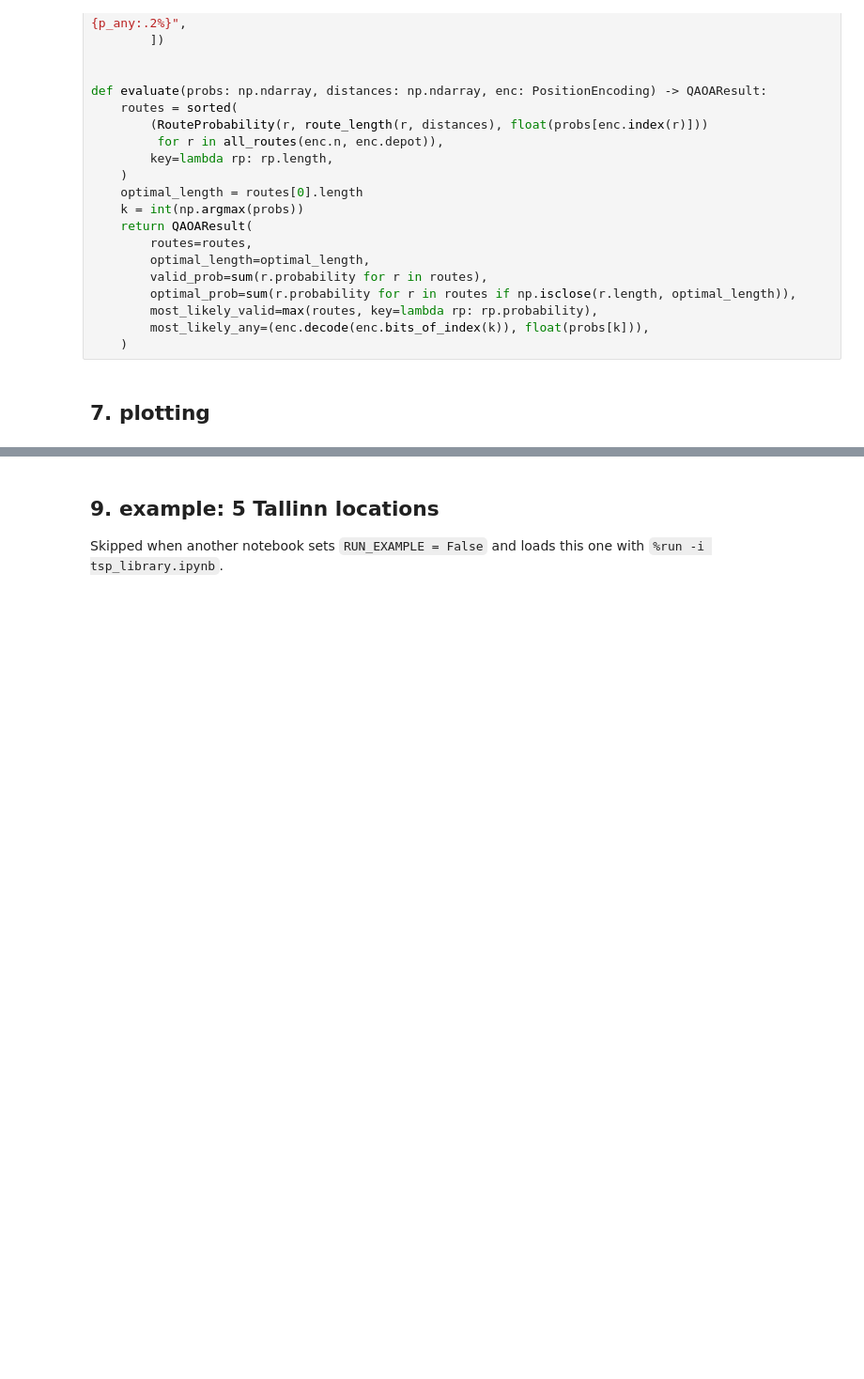
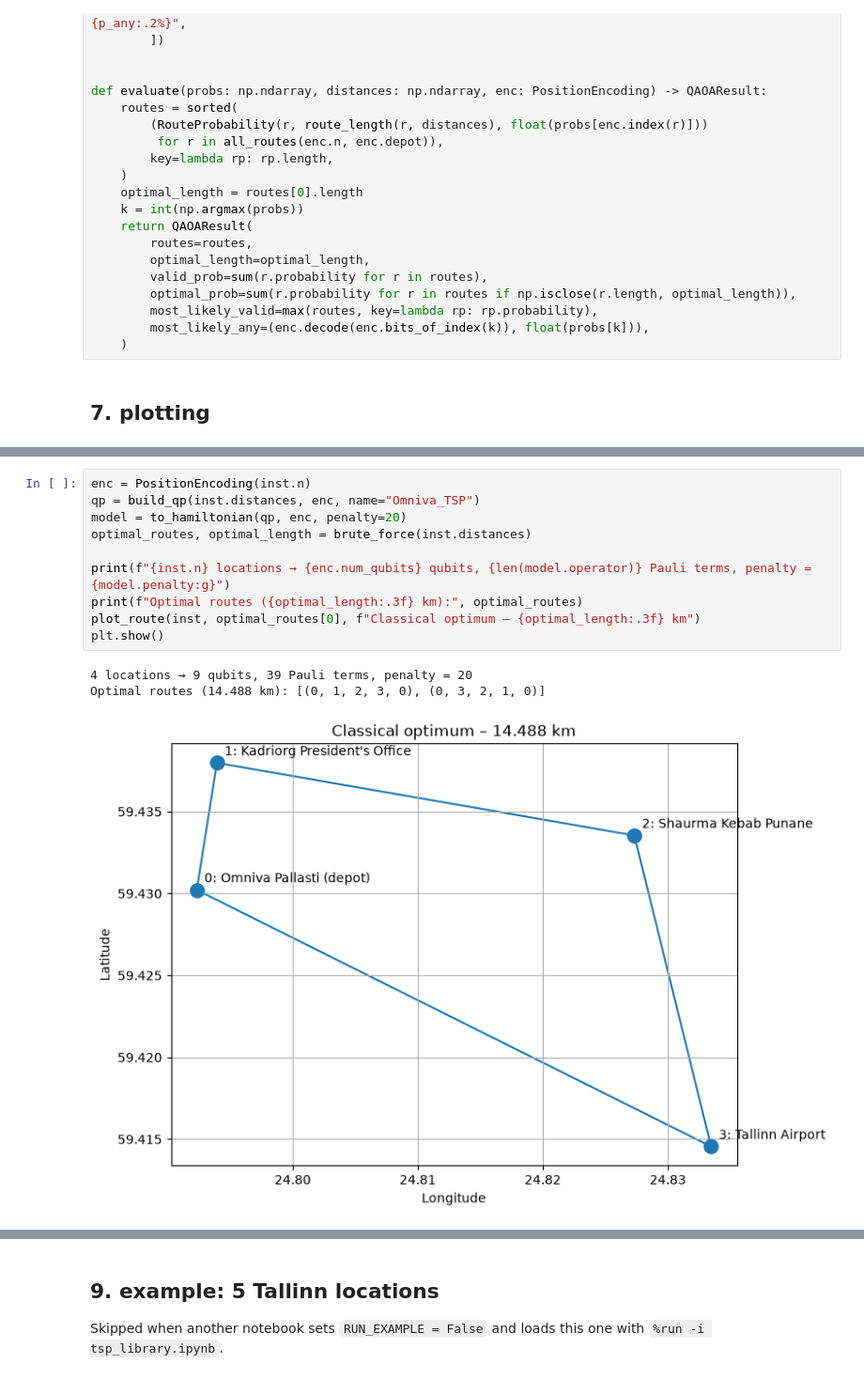
Before and after one commit to sisalik/qest-hack26-omniva, a Jupyter notebook: tsp_library.ipynb, the cells around one changed output, grey strips where cells are left out. Shown at 94% size. Saved outputs shown, nothing was run; the diff lists cells and outputs as text; blank space fills up the shorter version.

```diff
--- a/tsp_library.ipynb
+++ b/tsp_library.ipynb
@@ -342,0 +436,14 @@ def plot_distribution(result: QAOAResult):
+# %%
+enc = PositionEncoding(inst.n)
+qp = build_qp(inst.distances, enc, name="Omniva_TSP")
+model = to_hamiltonian(qp, enc, penalty=20)
+optimal_routes, optimal_length = brute_force(inst.distances)
+
+print(f"{inst.n} locations → {enc.num_qubits} qubits, {len(model.operator)} Pauli terms, penalty = {model.penalty:g}")
+print(f"Optimal routes ({optimal_length:.3f} km):", optimal_routes)
+plot_route(inst, optimal_routes[0], f"Classical optimum – {optimal_length:.3f} km")
+plt.show()
+# %% [output]
+4 locations → 9 qubits, 39 Pauli terms, penalty = 20
+Optimal routes (14.488 km): [(0, 1, 2, 3, 0), (0, 3, 2, 1, 0)]
+[figure, added]
```
Also changed, not shown: parts of 25 cells of this notebook.
